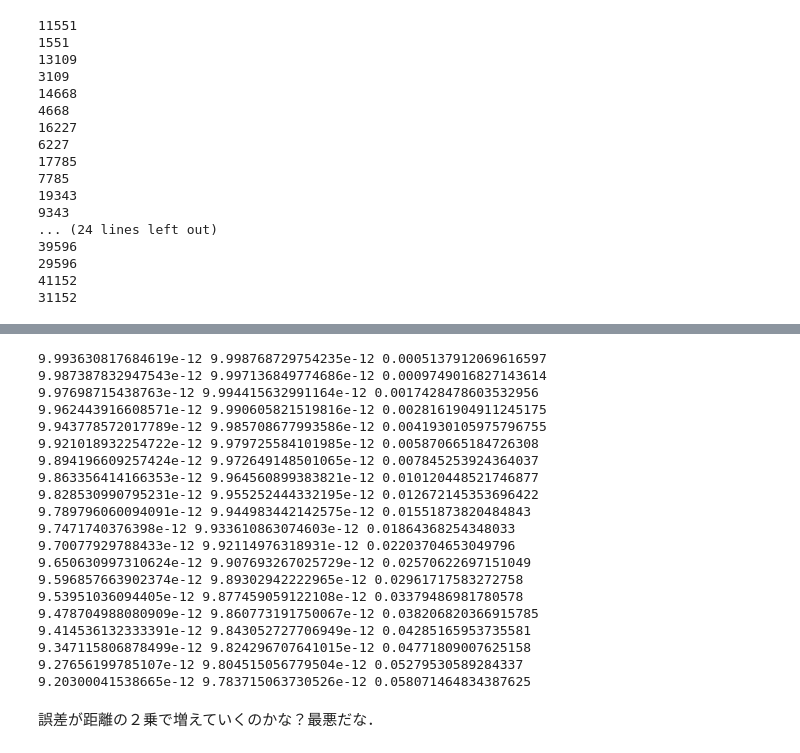
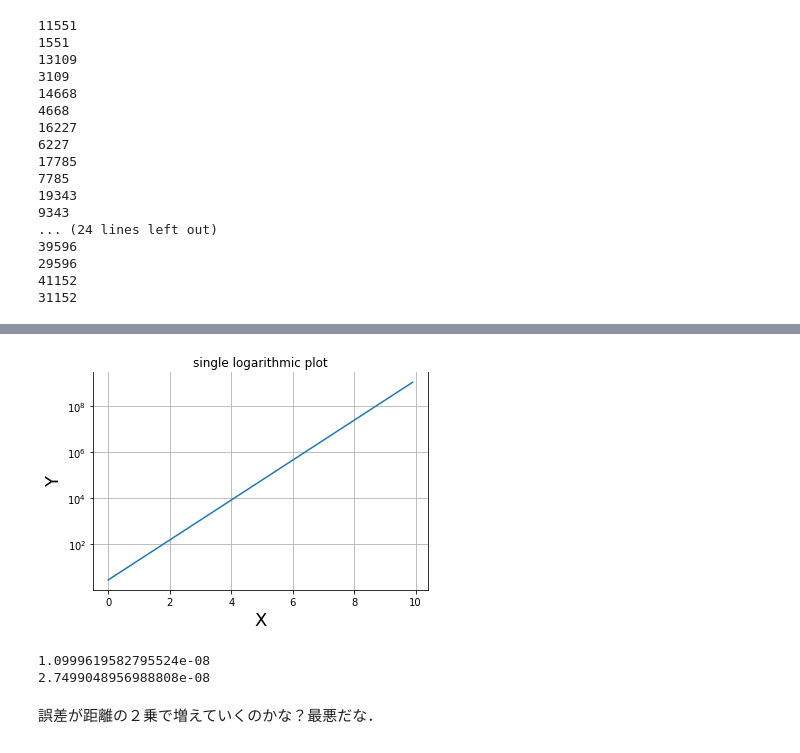
Before and after one commit to 1060matsuda/freqmix2, a Jupyter notebook: freq_depend/200_500/freqmixfft_temp.ipynb, the cells around one changed output, grey strips where cells are left out. Cells and saved outputs as stored; diff of their text form; code cells hidden in the pictures.

```diff
--- a/freq_depend/200_500/freqmixfft_temp.ipynb
+++ b/freq_depend/200_500/freqmixfft_temp.ipynb
@@ -937,4 +987,29 @@ plt.show()
+# %%
+x = np.arange(0.001, 10, 0.1)
+
+y = np.exp(2*x+1) # プロットする関数
+
+plt.plot(x, y)
+
+ax = plt.gca()
+ax.spines['top'].set_color('none')
+
+##
+ax.set_yscale('log')  # メイン: y軸をlogスケールで描く
+#ax.set_xscale('log')
+##
+plt.title('single logarithmic plot')
+plt.xlabel('X',fontsize=18)
+plt.ylabel('Y',fontsize=18)
+
+plt.grid(which="both") # グリッド表示。"both"はxy軸両方にグリッドを描く。
+
+plt.show()
+# %% [output]
+[figure, added]
 # %%
+print(waveLength1)
+print(waveLength2)
 errors=np.zeros((2,0))
 for i in range(len(af1s)):
     print(af1s[i],af2s[i],abs(af1s[i]-af2s[i])/(source_amp*10**-10))
@@ -943,26 +1018,8 @@ for i in range(len(af1s)):
 #plt.plot(data[0,2:22]-data[0,1],errors,marker="o",linestyle="--")
 plt.show()
 # %% [output]
-9.993630817684619e-12 9.998768729754235e-12 0.0005137912069616597
-9.987387832947543e-12 9.997136849774686e-12 0.0009749016827143614
-9.97698715438763e-12 9.994415632991164e-12 0.0017428478603532956
-9.962443916608571e-12 9.990605821519816e-12 0.0028161904911245175
-9.943778572017789e-12 9.985708677993586e-12 0.0041930105975796755
-9.921018932254722e-12 9.979725584101985e-12 0.005870665184726308
-9.894196609257424e-12 9.972649148501065e-12 0.007845253924364037
-9.863356414166353e-12 9.964560899383821e-12 0.010120448521746877
-9.828530990795231e-12 9.955252444332195e-12 0.012672145353696422
-9.789796060094091e-12 9.944983442142575e-12 0.01551873820484843
-9.7471740376398e-12 9.933610863074603e-12 0.01864368254348033
-9.70077929788433e-12 9.92114976318931e-12 0.02203704653049796
-9.650630997310624e-12 9.907693267025729e-12 0.02570622697151049
-9.596857663902374e-12 9.89302942222965e-12 0.02961717583272758
-9.53951036094405e-12 9.877459059122108e-12 0.03379486981780578
-9.478704988080909e-12 9.860773191750067e-12 0.038206820366915785
-9.414536132333391e-12 9.843052727706949e-12 0.04285165953735581
-9.347115806878499e-12 9.824296707641015e-12 0.04771809007625158
-9.27656199785107e-12 9.804515056779504e-12 0.05279530589284337
-9.20300041538665e-12 9.783715063730526e-12 0.058071464834387625
+1.0999619582795524e-08
+2.7499048956988808e-08
 # %% [markdown]
 誤差が距離の２乗で増えていくのかな？最悪だな．
 # %%
```
Also changed, not shown: parts of 3 cells of this notebook.
